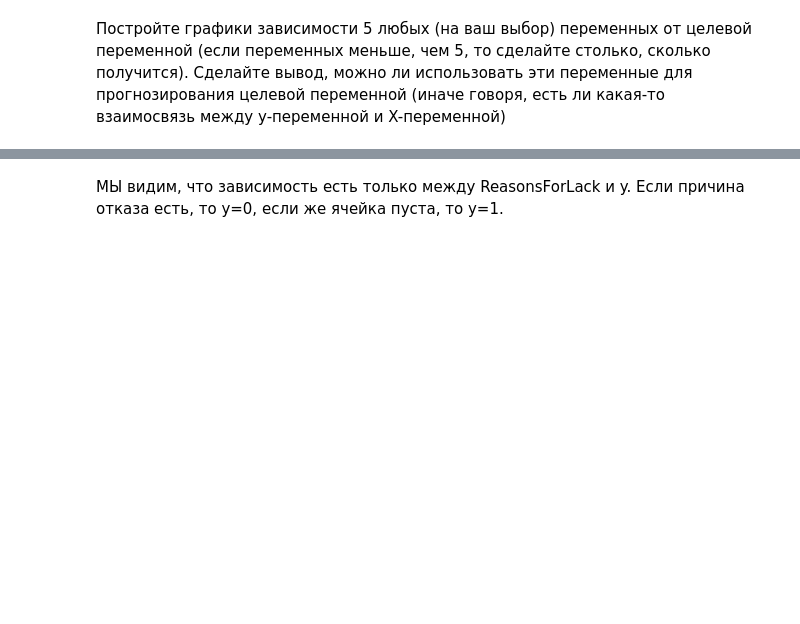
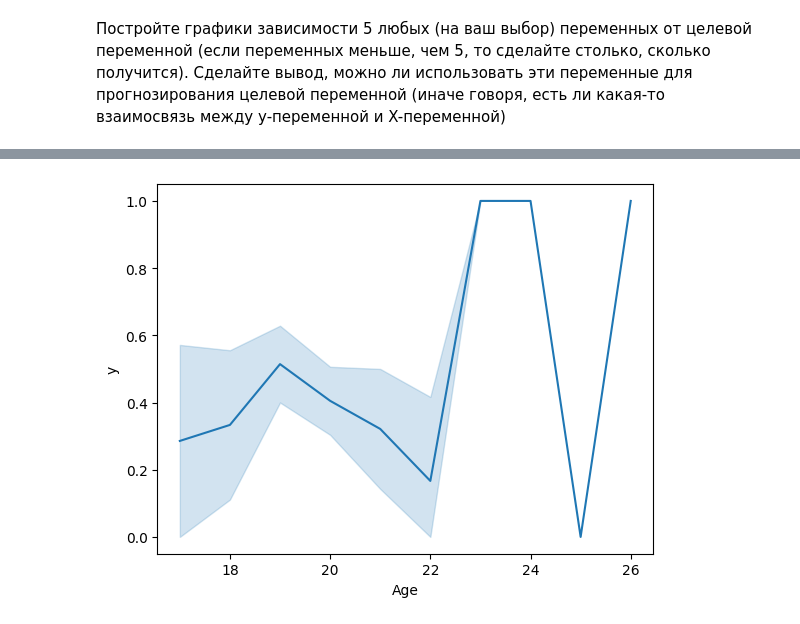
Before and after one commit to linzabali/II_LAB, a Jupyter notebook: lab2.ipynb, the cells around one changed output, grey strips where cells are left out. Saved outputs shown, nothing was run; the diff lists cells and outputs as text; code cells hidden in the pictures; blank space fills up the shorter version.

```diff
--- a/lab2.ipynb
+++ b/lab2.ipynb
@@ -204,2 +149,4 @@ for var in selected_variables:
-# %% [markdown]
-МЫ видим, что зависимость есть только между ReasonsForLack и y. Если причина отказа есть, то y=0, если же ячейка пуста, то y=1.
+# %%
+sns.lineplot(x="Age", y="y", data=data);
+# %% [output]
+[figure, added]
```
Also changed, not shown: parts of 12 cells of this notebook.
